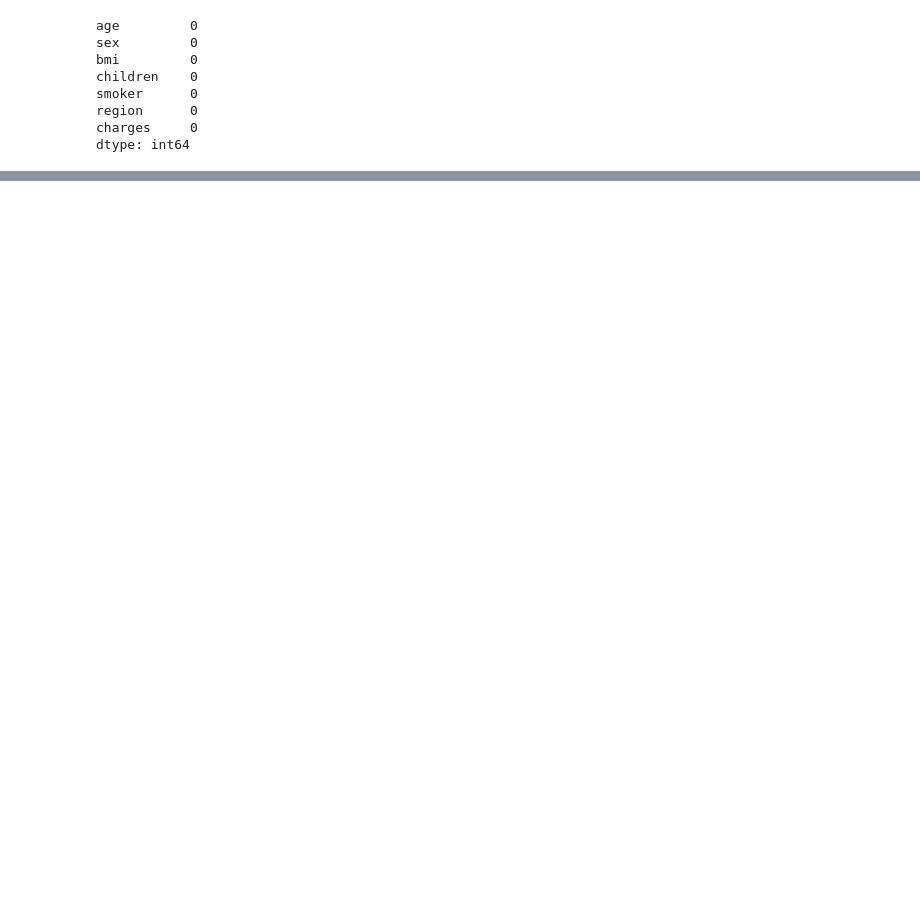
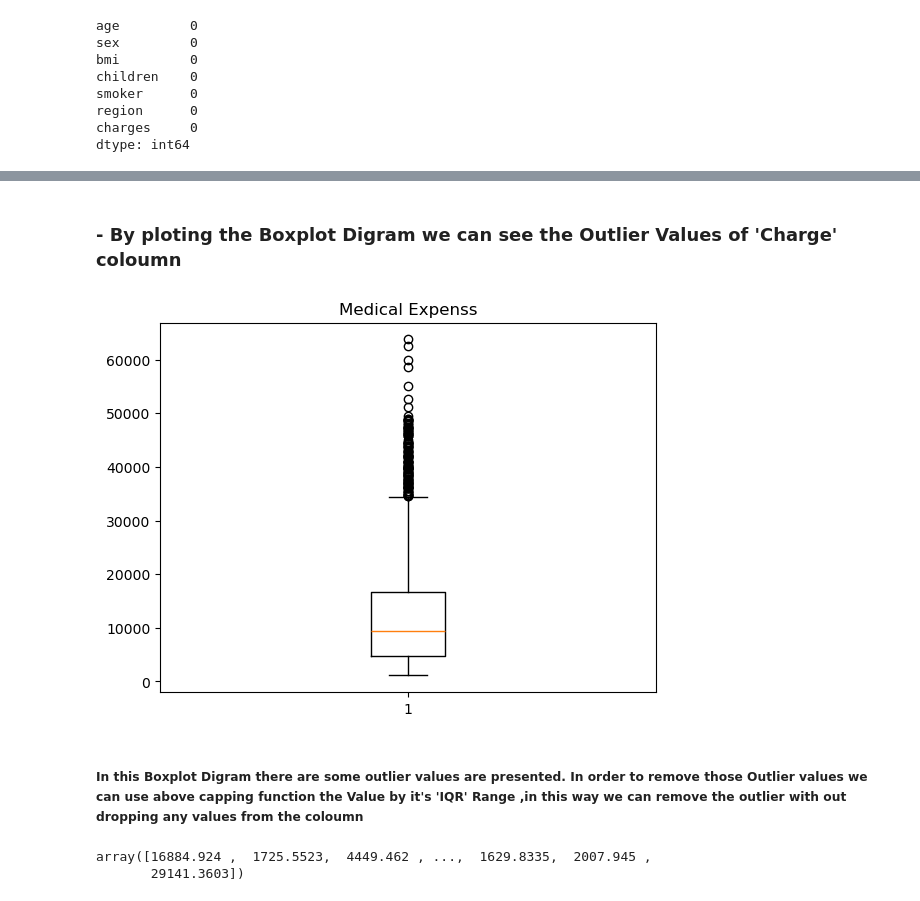
Before and after one commit to alabhyaanuragdash/Project, a Jupyter notebook: Health Insurance Cost Analysis.ipynb, the cells around one changed output, grey strips where cells are left out. Drawn from its saved outputs; the diff is of its cells as text; code cells hidden in the pictures; blank space fills up the shorter version.

```diff
--- a/Health Insurance Cost Analysis.ipynb
+++ b/Health Insurance Cost Analysis.ipynb
@@ -157,0 +247,20 @@ Health_Insurance_Cost.pivot_table(index=['sex','smoker','region'],values='bmi',a
+# %% [markdown]
+### - By ploting the Boxplot Digram we can see the Outlier Values of 'Charge' coloumn
+# %%
+plt.boxplot(Health_Insurance_Cost['charges'])
+plt.title("Medical Expenss")
+plt.show()
+# %% [output]
+[figure, added]
+# %% [markdown]
+##### In this Boxplot Digram there are some outlier values are presented. In order to remove those  Outlier values we can use above capping function the Value by it's 'IQR' Range ,in this way we can remove the outlier with out dropping any values from the coloumn
+# %%
+Q1 = Health_Insurance_Cost['charges'].quantile(0.25)
+Q3 = Health_Insurance_Cost['charges'].quantile(0.75)
+IQR = Q3 - Q1
+lower_bound = Q1 - 1.5 * IQR
+upper_bound = Q3 + 1.5 * IQR
+np.where(Health_Insurance_Cost['charges']>upper_bound,Health_Insurance_Cost['charges'].mean(),Health_Insurance_Cost['charges'])
+# %% [output]
+array([16884.924 ,  1725.5523,  4449.462 , ...,  1629.8335,  2007.945 ,
+       29141.3603])
```
Also changed, not shown: parts of 66 cells of this notebook, 1 other file.
